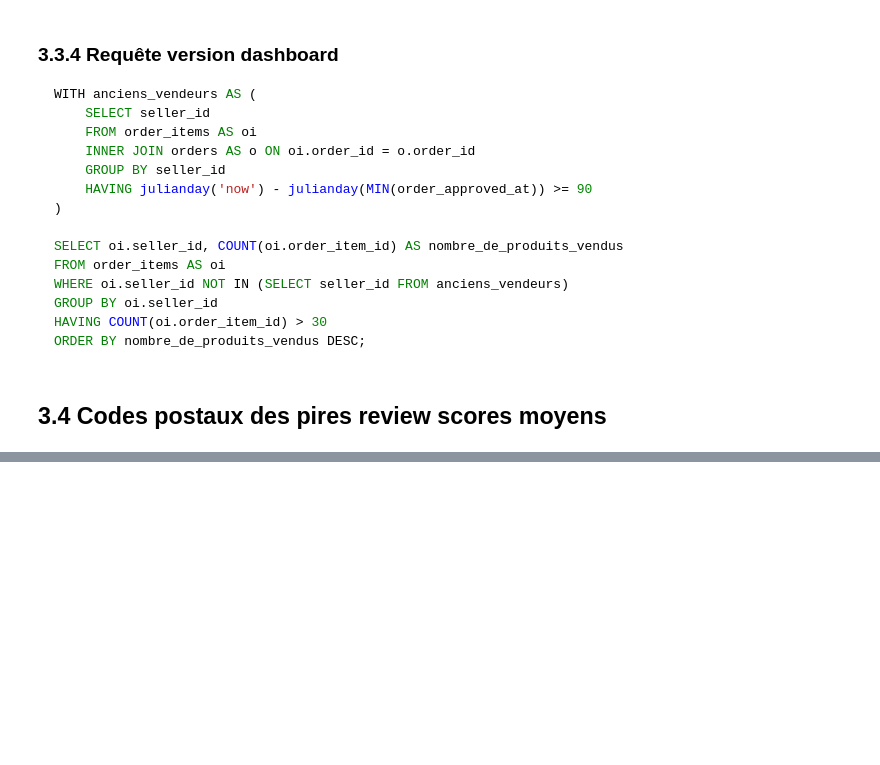
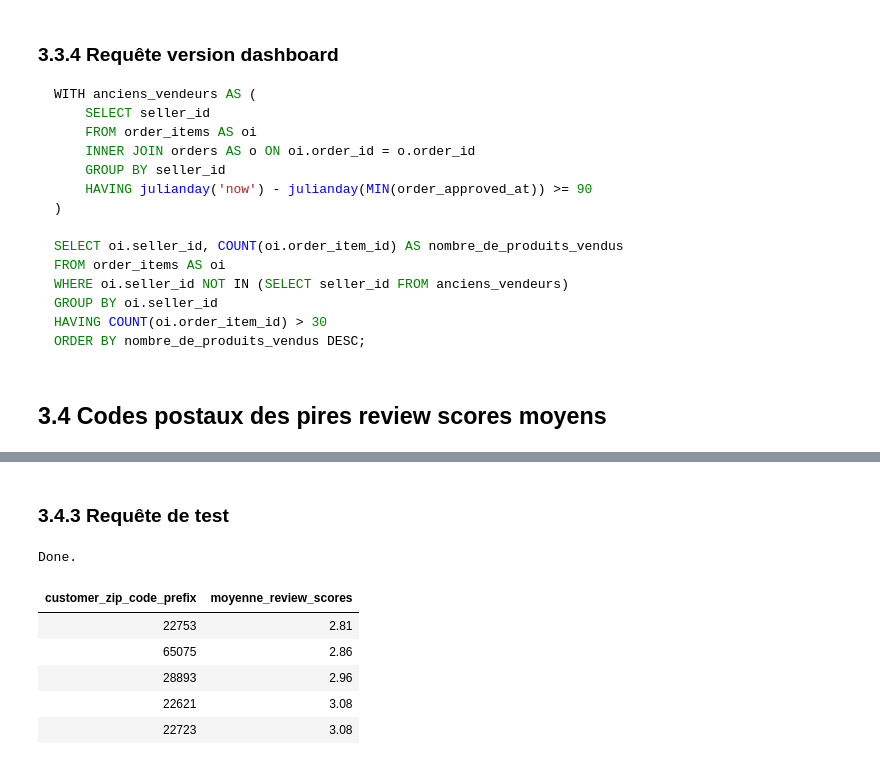
Before and after one commit to Christophe-Aballea/OC_projet5_Segmentez_des_clients_d_un_site_ecommerce, a Jupyter notebook: P05_Notebook1-requetes_SQL.ipynb, the cells around one changed output, grey strips where cells are left out. Saved outputs shown, nothing was run; the diff lists cells and outputs as text; code cells hidden in the pictures; blank space fills up the shorter version.

Commit message:
Ajout Requête 4

```diff
--- a/P05_Notebook1-requetes_SQL.ipynb
+++ b/P05_Notebook1-requetes_SQL.ipynb
@@ -391,0 +446,41 @@ ORDER BY nombre_de_produits_vendus DESC;
+# %% [markdown]
+### 3.4.3 Requête de test
+# %%
+%%sql
+WITH orders_zip_codes AS (
+    WITH
+    valid_orders AS (
+        SELECT order_id, customer_id
+        FROM orders
+        WHERE order_approved_at IS NOT NULL
+            AND order_status != 'canceled'
+            AND julianday(order_approved_at) >= julianday(:most_recent_date, '-1 years')
+    ),
+    zip_codes AS (
+        SELECT customer_zip_code_prefix, COUNT(customer_id) AS nombre_de_commandes
+        FROM customers
+        GROUP BY customer_zip_code_prefix
+        HAVING COUNT(customer_id) > 30
+    )
+    SELECT customer_zip_code_prefix, c.customer_id, order_id
+    FROM valid_orders vo
+    INNER JOIN customers c
+    ON vo.customer_id = c.customer_id
+    WHERE customer_zip_code_prefix IN (SELECT customer_zip_code_prefix FROM zip_codes)
+    ORDER BY customer_zip_code_prefix
+)
+SELECT customer_zip_code_prefix, ROUND(AVG(review_score), 2) AS moyenne_review_scores
+FROM orders_zip_codes ozc
+LEFT JOIN order_reviews o
+ON o.order_id = ozc.order_id
+GROUP BY customer_zip_code_prefix
+ORDER BY moyenne_review_scores ASC
+LIMIT 5
+# %% [output]
+Done.
+| customer_zip_code_prefix | moyenne_review_scores |
+| 22753 | 2.81 |
+| 65075 | 2.86 |
+| 28893 | 2.96 |
+| 22621 | 3.08 |
+| 22723 | 3.08 |
```
Also changed, not shown: parts of 9 cells of this notebook, 1 other file.
